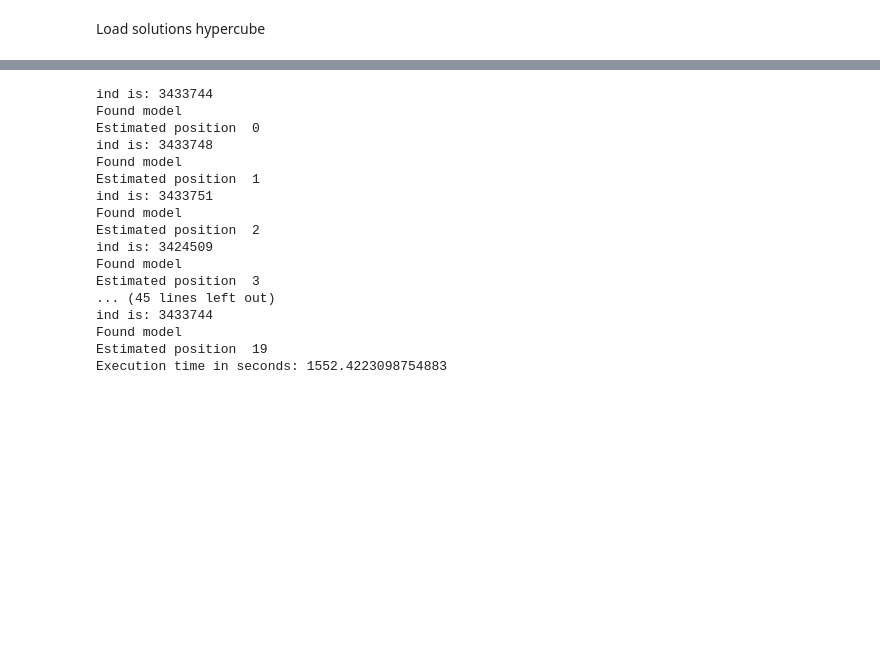
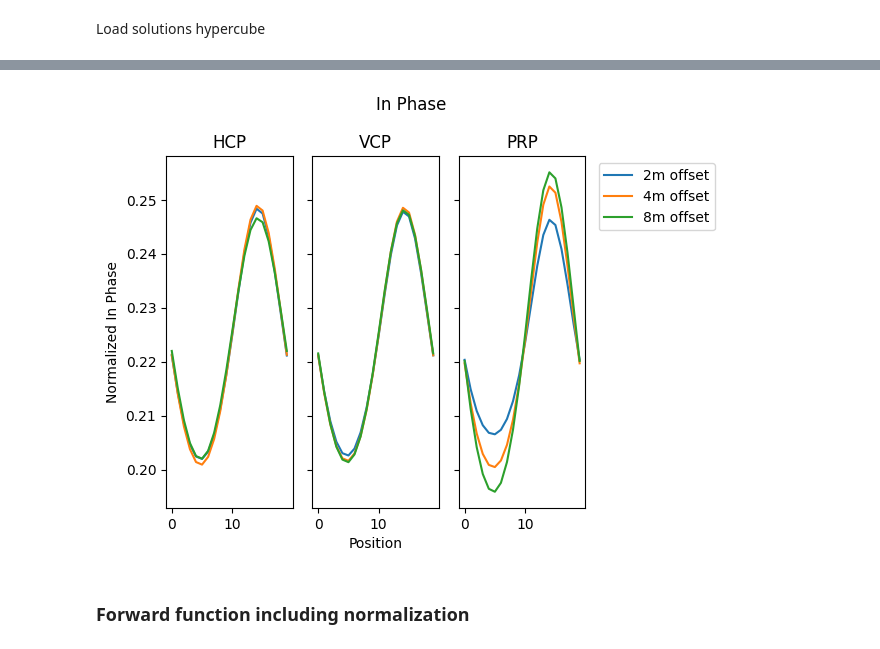
Before and after one commit to mariacarrizo/EMInversion, a Jupyter notebook: GlobalInversion/GridSearchResults.ipynb, the cells around one changed output, grey strips where cells are left out. Cells and saved outputs as stored; diff of their text form; code cells hidden in the pictures; blank space fills up the shorter version.

```diff
--- a/GlobalInversion/GridSearchResults.ipynb
+++ b/GlobalInversion/GridSearchResults.ipynb
@@ -134,0 +237,26 @@ relativeError = np.ones_like(data[0]) * error
+# %%
+fig, (ax1, ax2, ax3) = plt.subplots(1,3, sharey=True)
+
+ax1.plot(P_HCP_2/L2_P_HCP_2, label='HCP 2')
+ax1.plot(P_HCP_4/L2_P_HCP_4, label='HCP 4')
+ax1.plot(P_HCP_8/L2_P_HCP_8, label='HCP 8')
+ax1.set_title('HCP')
+
+ax2.plot(P_VCP_2/L2_P_VCP_2, label='VCP 2')
+ax2.plot(P_VCP_4/L2_P_VCP_4, label='VCP 4')
+ax2.plot(P_VCP_8/L2_P_VCP_8, label='VCP 8')
+ax2.set_title('VCP')
+
+ax3.plot(P_PRP_2/L2_P_PRP_2, label='2m offset')
+ax3.plot(P_PRP_4/L2_P_PRP_4, label='4m offset')
+ax3.plot(P_PRP_8/L2_P_PRP_8, label='8m offset')
+ax3.set_title('PRP')
+ax3.legend(bbox_to_anchor=(1.05, 1.0), loc='upper left')
+ax2.set_xlabel('Position')
+ax1.set_ylabel('Normalized In Phase')
+fig.suptitle('In Phase')
+plt.tight_layout()
+# %% [output]
+[figure, added]
+# %% [markdown]
+### Forward function including normalization
@@ -183,43 +350,24 @@ def search_model(ind):
 # %%
+# Relative error array
+#error = 1e-3 # introduce here the error you want to test
+#relativeError = np.ones_like(data[0]) * error
+
+def inversion(ipos):
+    time.sleep(0.1)
+    #print('Start position ', ipos)
+    dataE = np.array(data[ipos]).copy()
+    dataE *= np.random.randn(len(dataE)) #* relativeError + 1.0
+
+    grid_i = gridsearch(dataE)
+    model_est = search_model(grid_i)
+
+    return model_est
+
 # Start inversion
 
 startTime = time.time()
 
-model_est_list =[] # empty array to store the model estimated
-
-for i in range(npos):
-
-    dataE = np.array(data[i]).copy()
-    #dataE *= np.random.randn(len(dataE)) * relativeError + 1.0
-
-    grid_i = gridsearch(dataE)
-
-    model_est = search_model(grid_i)
-
-    model_est_list.append(model_est)
-
-    print('Estimated position ', i)
-
-# Model estimation array
-model_est_arr = np.array(model_est_list)
+model_est_list = Parallel(n_jobs=-1,verbose=1)(delayed(inversion)(ipos) for ipos in range(npos))
 
 executionTime = (time.time() - startTime)
 print('Execution time in seconds: ' + str(executionTime))
-# %% [output]
-ind is: 3433744
-Found model
-Estimated position  0
-ind is: 3433748
-Found model
-Estimated position  1
-ind is: 3433751
-Found model
-Estimated position  2
-ind is: 3424509
-Found model
-Estimated position  3
-... (45 lines left out)
-ind is: 3433744
-Found model
-Estimated position  19
-Execution time in seconds: 1552.4223098754883
```
Also changed, not shown: parts of 23 cells of this notebook.
